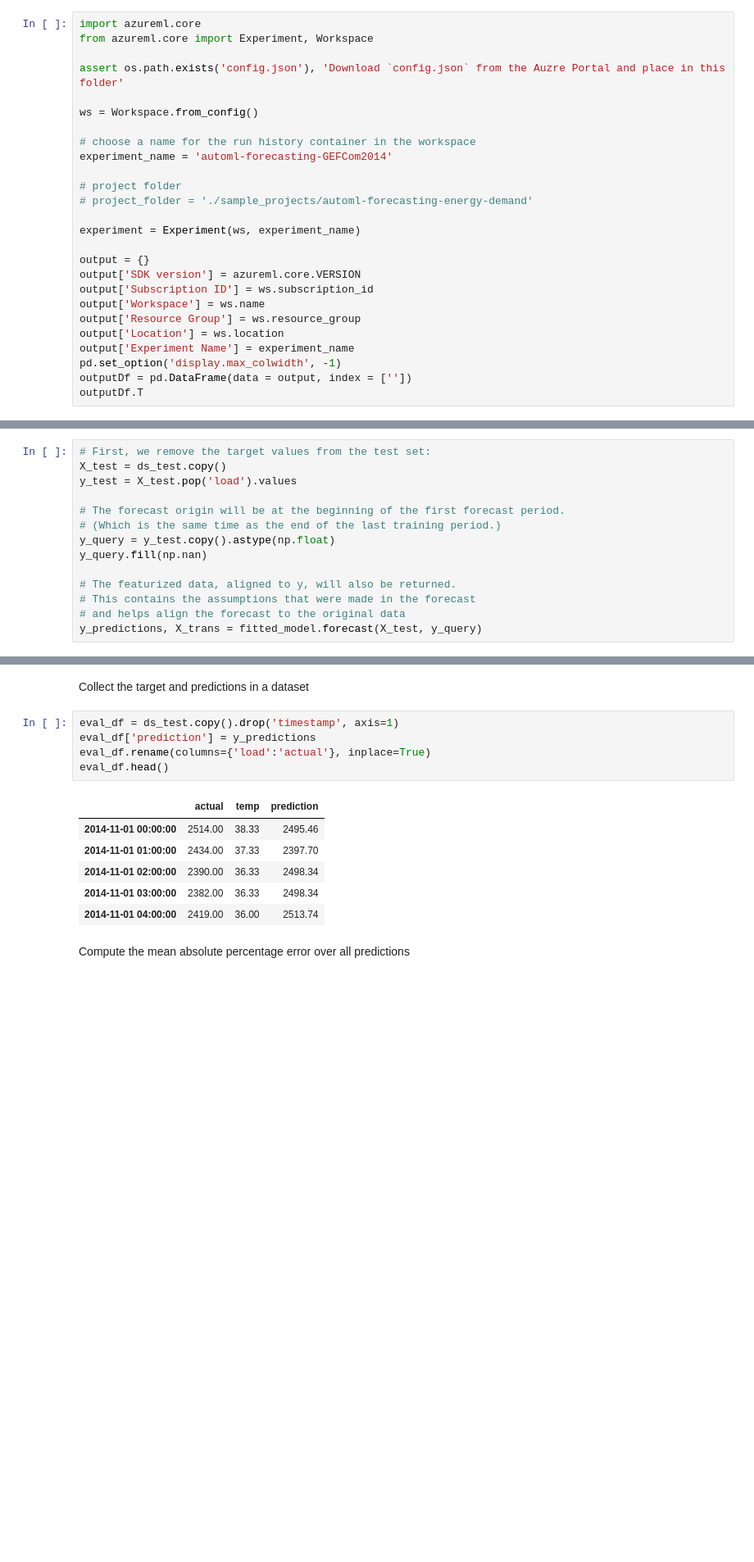
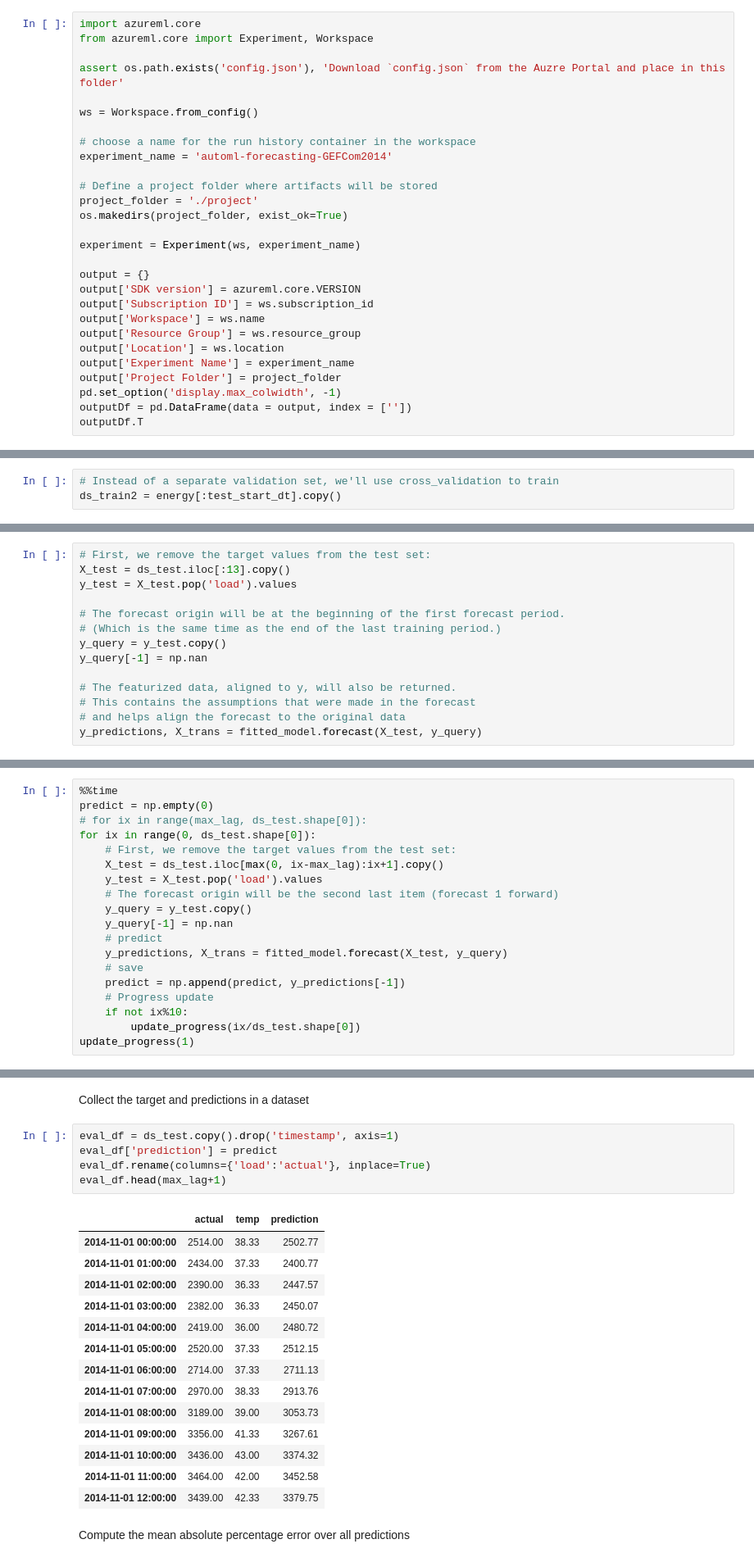
Before and after one commit to Azure/DeepLearningForTimeSeriesForecasting, a Jupyter notebook: automl/1_AzureAutoML_local.ipynb, the cells around one changed output, grey strips where cells are left out. Shown at 82% size. Cells and saved outputs as stored; diff of their text form; blank space fills up the shorter version.

```diff
--- a/automl/1_AzureAutoML_local.ipynb
+++ b/automl/1_AzureAutoML_local.ipynb
@@ -124,8 +145,9 @@ ws = Workspace.from_config()
 # choose a name for the run history container in the workspace
 experiment_name = 'automl-forecasting-GEFCom2014'
 
-# project folder
-# project_folder = './sample_projects/automl-forecasting-energy-demand'
+# Define a project folder where artifacts will be stored
+project_folder = './project'
+os.makedirs(project_folder, exist_ok=True)
 
 experiment = Experiment(ws, experiment_name)
 
@@ -136,6 +158,7 @@ output['Workspace'] = ws.name
 output['Resource Group'] = ws.resource_group
 output['Location'] = ws.location
 output['Experiment Name'] = experiment_name
+output['Project Folder'] = project_folder
 pd.set_option('display.max_colwidth', -1)
 outputDf = pd.DataFrame(data = output, index = [''])
 outputDf.T
@@ -188,0 +373,3 @@ Call the submit method on the experiment object and pass the run configuration.
+# %%
+# Instead of a separate validation set, we'll use cross_validation to train
+ds_train2 = energy[:test_start_dt].copy()
@@ -282,12 +511,12 @@ Using the predict method would result in getting predictions for EVERY horizon t
 # %%
 # First, we remove the target values from the test set:
-X_test = ds_test.copy()
+X_test = ds_test.iloc[:13].copy()
 y_test = X_test.pop('load').values
 
 # The forecast origin will be at the beginning of the first forecast period.
 # (Which is the same time as the end of the last training period.)
-y_query = y_test.copy().astype(np.float)
-y_query.fill(np.nan)
+y_query = y_test.copy()
+y_query[-1] = np.nan
 
 # The featurized data, aligned to y, will also be returned.
 # This contains the assumptions that were made in the forecast
@@ -310,0 +552,19 @@ To evaluate the accuracy of the forecast, we'll compare against the actual sales
+# %%
+%%time
+predict = np.empty(0)
+# for ix in range(max_lag, ds_test.shape[0]):
+for ix in range(0, ds_test.shape[0]):
+    # First, we remove the target values from the test set:
+    X_test = ds_test.iloc[max(0, ix-max_lag):ix+1].copy()
+    y_test = X_test.pop('load').values
+    # The forecast origin will be the second last item (forecast 1 forward)
+    y_query = y_test.copy()
+    y_query[-1] = np.nan
+    # predict
+    y_predictions, X_trans = fitted_model.forecast(X_test, y_query)
+    # save
+    predict = np.append(predict, y_predictions[-1])
+    # Progress update
+    if not ix%10:
+        update_progress(ix/ds_test.shape[0])
+update_progress(1)
@@ -312,15 +578,23 @@ To evaluate the accuracy of the forecast, we'll compare against the actual sales
 Collect the target and predictions in a dataset
 # %%
 eval_df = ds_test.copy().drop('timestamp', axis=1)
-eval_df['prediction'] = y_predictions
+eval_df['prediction'] = predict
 eval_df.rename(columns={'load':'actual'}, inplace=True)
-eval_df.head()
+eval_df.head(max_lag+1)
 # %% [output]
 |  | actual | temp | prediction |
-| 2014-11-01 00:00:00 | 2514.00 | 38.33 | 2495.46 |
-| 2014-11-01 01:00:00 | 2434.00 | 37.33 | 2397.70 |
-| 2014-11-01 02:00:00 | 2390.00 | 36.33 | 2498.34 |
-| 2014-11-01 03:00:00 | 2382.00 | 36.33 | 2498.34 |
-| 2014-11-01 04:00:00 | 2419.00 | 36.00 | 2513.74 |
+| 2014-11-01 00:00:00 | 2514.00 | 38.33 | 2502.77 |
+| 2014-11-01 01:00:00 | 2434.00 | 37.33 | 2400.77 |
+| 2014-11-01 02:00:00 | 2390.00 | 36.33 | 2447.57 |
+| 2014-11-01 03:00:00 | 2382.00 | 36.33 | 2450.07 |
+| 2014-11-01 04:00:00 | 2419.00 | 36.00 | 2480.72 |
+| 2014-11-01 05:00:00 | 2520.00 | 37.33 | 2512.15 |
+| 2014-11-01 06:00:00 | 2714.00 | 37.33 | 2711.13 |
+| 2014-11-01 07:00:00 | 2970.00 | 38.33 | 2913.76 |
+| 2014-11-01 08:00:00 | 3189.00 | 39.00 | 3053.73 |
+| 2014-11-01 09:00:00 | 3356.00 | 41.33 | 3267.61 |
+| 2014-11-01 10:00:00 | 3436.00 | 43.00 | 3374.32 |
+| 2014-11-01 11:00:00 | 3464.00 | 42.00 | 3452.58 |
+| 2014-11-01 12:00:00 | 3439.00 | 42.33 | 3379.75 |
 # %% [markdown]
 Compute the mean absolute percentage error over all predictions
```
Also changed, not shown: parts of 55 cells of this notebook, 1 other file.
